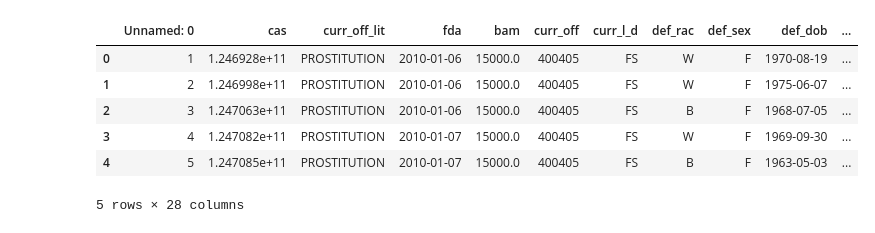
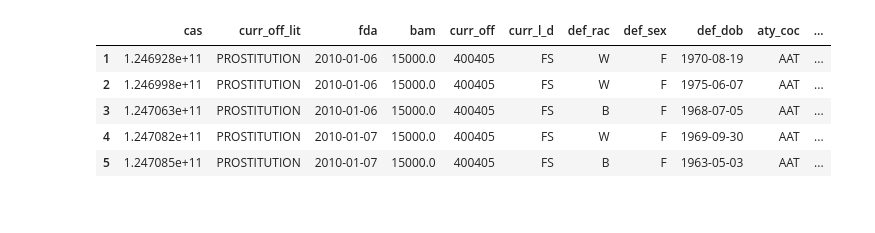
Before and after one commit to circushaase/harriscriminalcourt, a Jupyter notebook: Prostitution.ipynb, the cells around one changed output. Cells and saved outputs as stored; diff of their text form; code cells hidden in the pictures.

```diff
--- a/Prostitution.ipynb
+++ b/Prostitution.ipynb
@@ -1,14 +1,15 @@
 # %%
 import numpy as np
 import pandas as pd
+import datetime
+pd.options.display.max_columns = 1000
 # %%
-prost= pd.read_csv('data\PROSTITUTION.csv')
+prost= pd.read_csv('data\PROSTITUTION.csv', index_col=0)
 prost.head()
 # %% [output]
-|  | Unnamed: 0 | cas | curr_off_lit | fda | bam | curr_off | curr_l_d | def_rac | def_sex | def_dob | ... |
-| 0 | 1 | 1.246928e+11 | PROSTITUTION | 2010-01-06 | 15000.0 | 400405 | FS | W | F | 1970-08-19 | ... |
-| 1 | 2 | 1.246998e+11 | PROSTITUTION | 2010-01-06 | 15000.0 | 400405 | FS | W | F | 1975-06-07 | ... |
-| 2 | 3 | 1.247063e+11 | PROSTITUTION | 2010-01-06 | 15000.0 | 400405 | FS | B | F | 1968-07-05 | ... |
-| 3 | 4 | 1.247082e+11 | PROSTITUTION | 2010-01-07 | 15000.0 | 400405 | FS | W | F | 1969-09-30 | ... |
-| 4 | 5 | 1.247085e+11 | PROSTITUTION | 2010-01-07 | 15000.0 | 400405 | FS | B | F | 1963-05-03 | ... |
+|  | cas | curr_off_lit | fda | bam | curr_off | curr_l_d | def_rac | def_sex | def_dob | aty_coc | ... |
+| 1 | 1.246928e+11 | PROSTITUTION | 2010-01-06 | 15000.0 | 400405 | FS | W | F | 1970-08-19 | AAT | ... |
+| 2 | 1.246998e+11 | PROSTITUTION | 2010-01-06 | 15000.0 | 400405 | FS | W | F | 1975-06-07 | AAT | ... |
+| 3 | 1.247063e+11 | PROSTITUTION | 2010-01-06 | 15000.0 | 400405 | FS | B | F | 1968-07-05 | AAT | ... |
+| 4 | 1.247082e+11 | PROSTITUTION | 2010-01-07 | 15000.0 | 400405 | FS | W | F | 1969-09-30 | AAT | ... |
+| 5 | 1.247085e+11 | PROSTITUTION | 2010-01-07 | 15000.0 | 400405 | FS | B | F | 1963-05-03 | AAT | ... |
-5 rows × 28 columns
```
Also changed, not shown: parts of 22 cells of this notebook.
